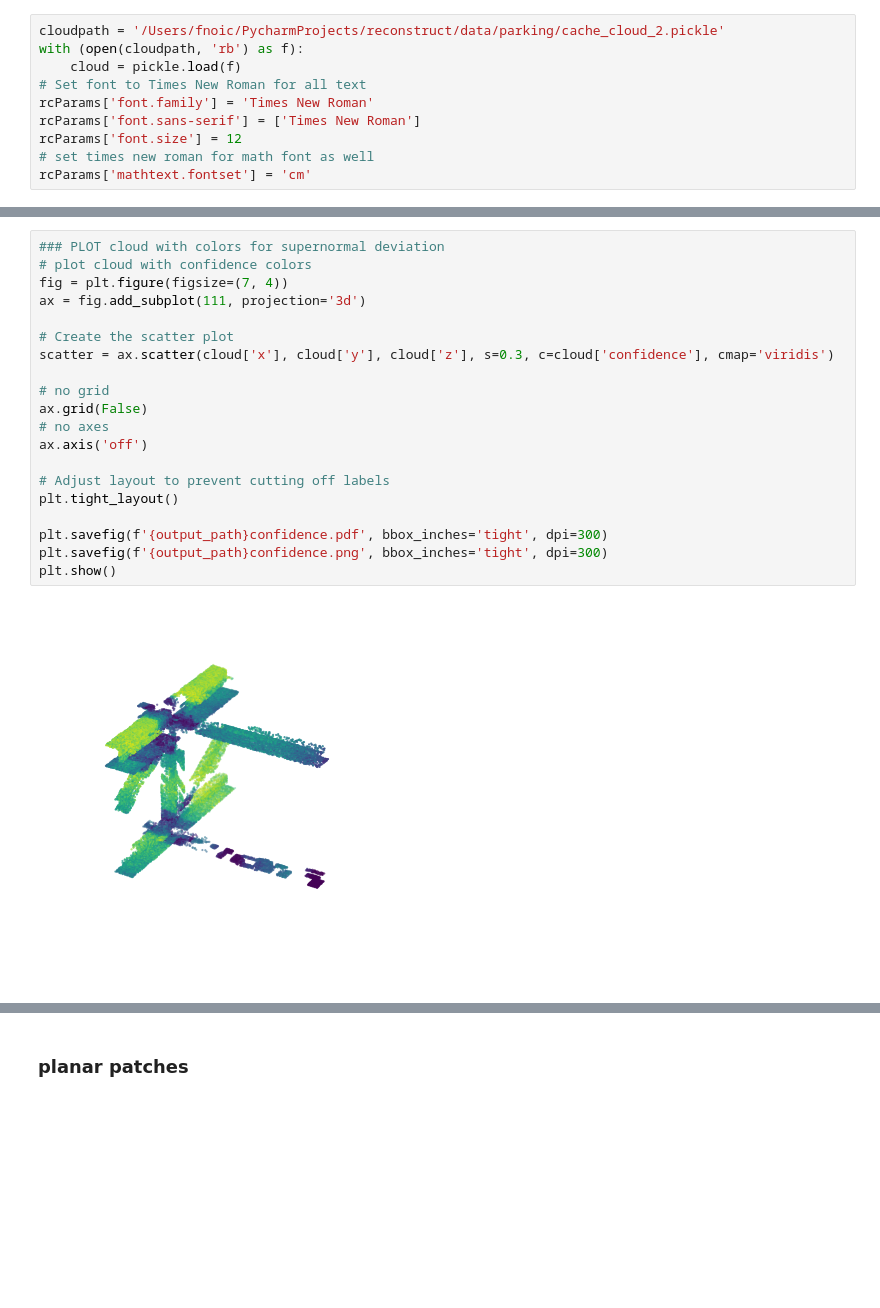
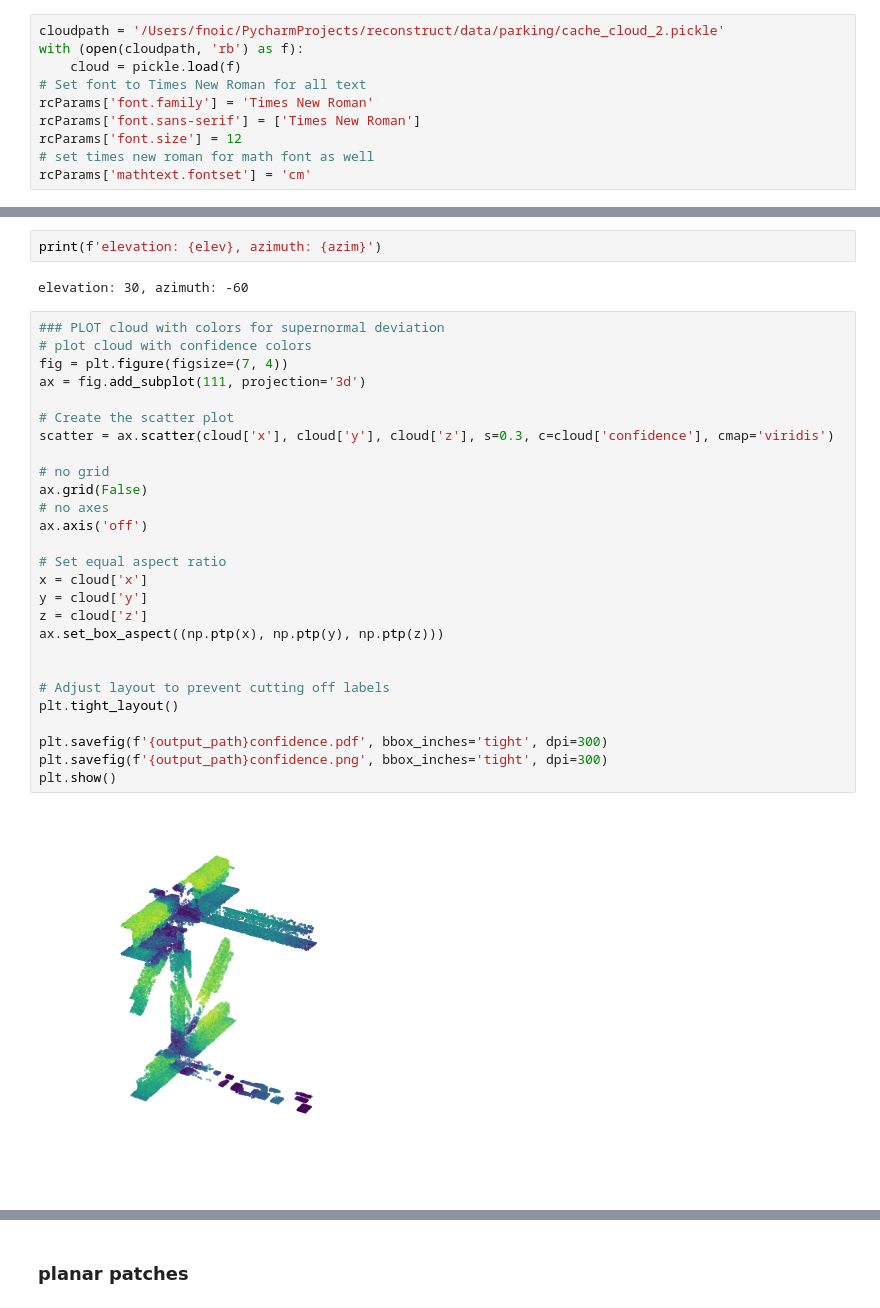
Before and after one commit to fnoi/reconstruct, a Jupyter notebook: evaluation_notebooks/cloud_analysis.ipynb, the cells around one changed output, grey strips where cells are left out. Cells and saved outputs as stored; diff of their text form; blank space fills up the shorter version.

```diff
--- a/evaluation_notebooks/cloud_analysis.ipynb
+++ b/evaluation_notebooks/cloud_analysis.ipynb
@@ -128,25 +134,36 @@ plt.show()
+# %%
+print(f'elevation: {elev}, azimuth: {azim}')
+# %% [output]
+elevation: 30, azimuth: -60
 # %%
 ### PLOT cloud with colors for supernormal deviation
 # plot cloud with confidence colors
 fig = plt.figure(figsize=(7, 4))
 ax = fig.add_subplot(111, projection='3d')
 
 # Create the scatter plot
 scatter = ax.scatter(cloud['x'], cloud['y'], cloud['z'], s=0.3, c=cloud['confidence'], cmap='viridis')
 
 # no grid
 ax.grid(False)
 # no axes
 ax.axis('off')
 
+# Set equal aspect ratio
+x = cloud['x']
+y = cloud['y']
+z = cloud['z']
+ax.set_box_aspect((np.ptp(x), np.ptp(y), np.ptp(z)))
+
+
 # Adjust layout to prevent cutting off labels
 plt.tight_layout()
 
 plt.savefig(f'{output_path}confidence.pdf', bbox_inches='tight', dpi=300)
 plt.savefig(f'{output_path}confidence.png', bbox_inches='tight', dpi=300)
 plt.show()
 # %% [output]
-[figure, old version]
+[figure, new version]
 # %%
 # plot scatter plot of confidence vs supernormal deviation
 x = cloud['confidence']
```
Also changed, not shown: parts of 7 cells of this notebook, 6 other files.
